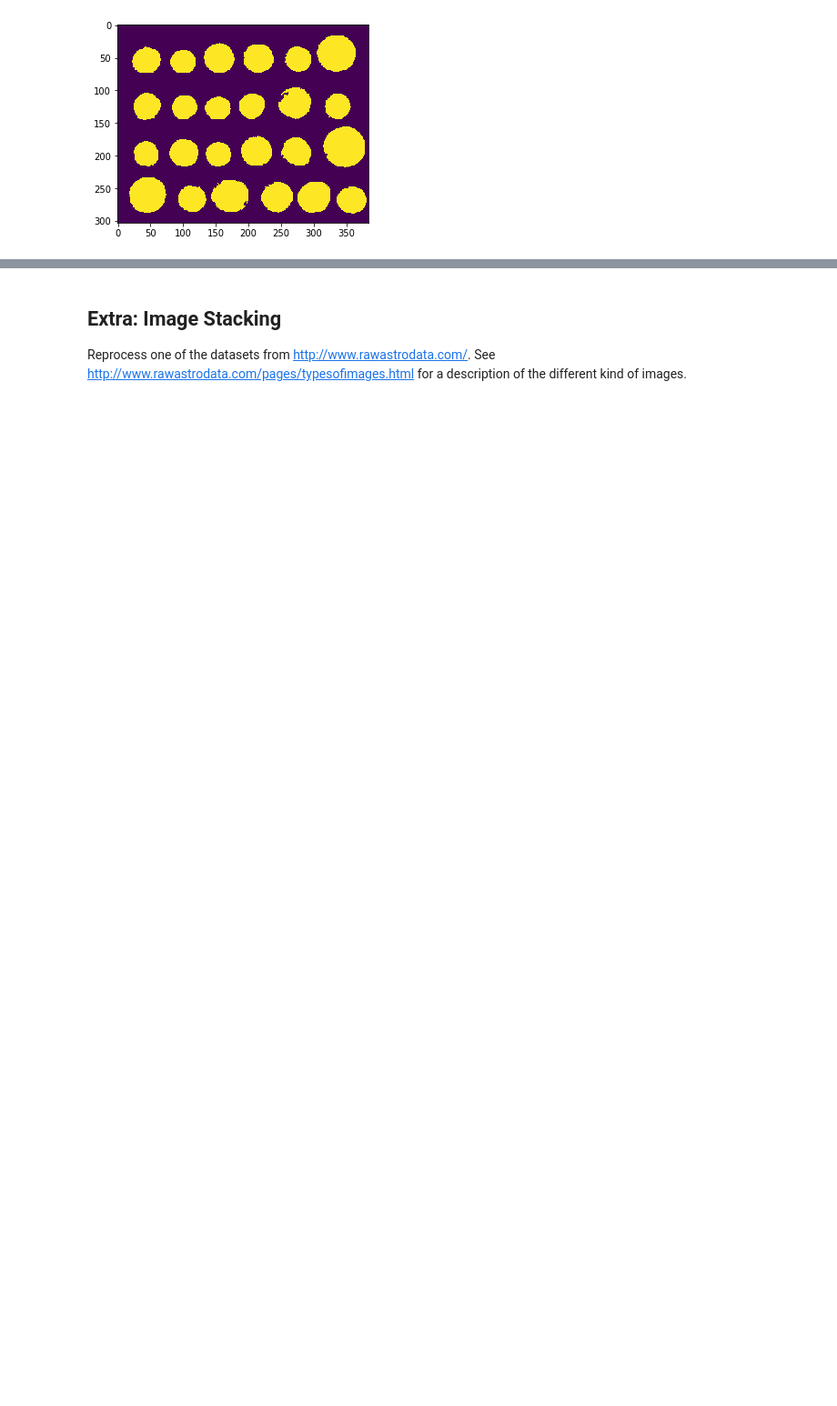
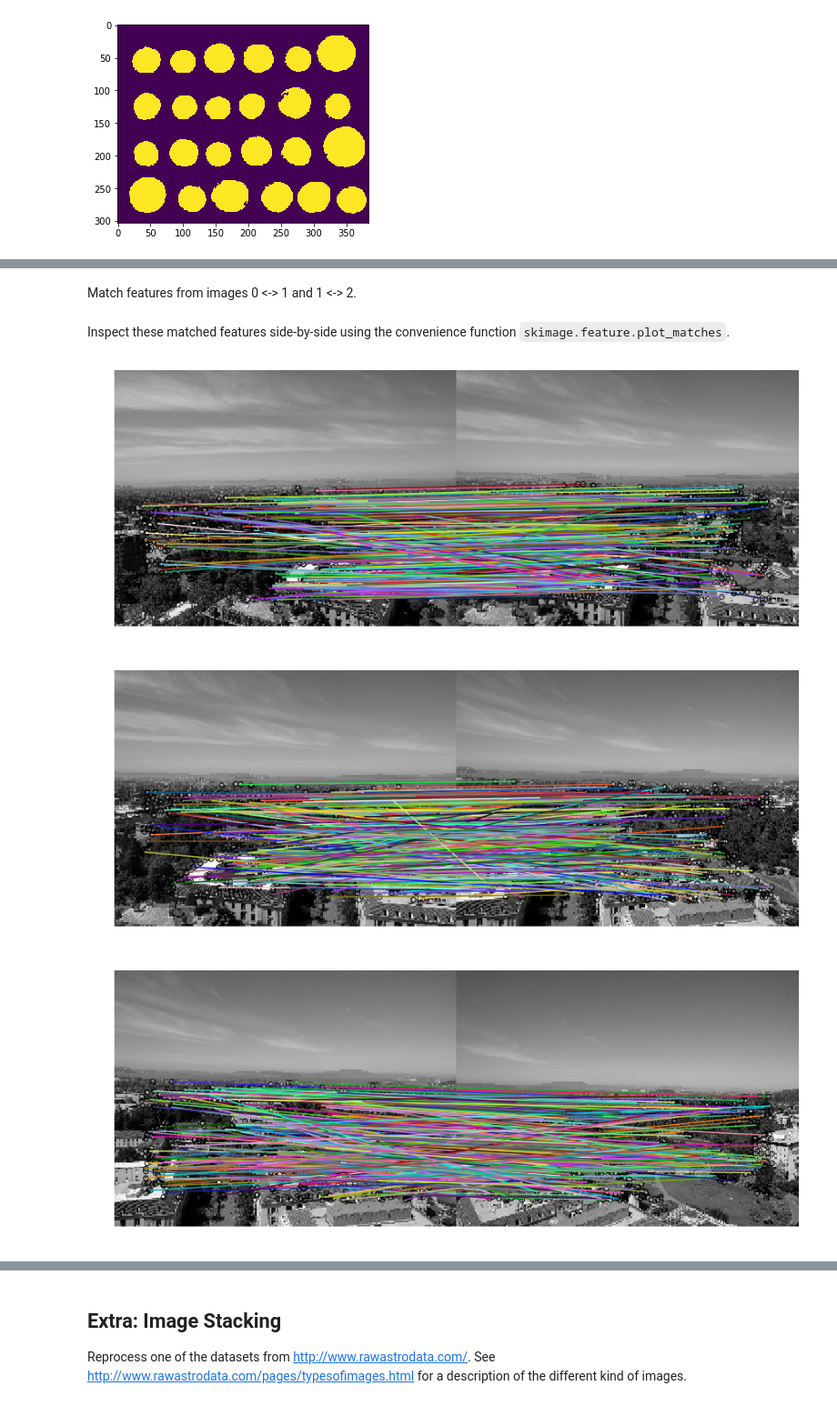
Before and after one commit to giangdip2410/watkins-ay250-s2018-hw, a Jupyter notebook: hw_7/hw_7_assignment.ipynb, the cells around one changed output, grey strips where cells are left out. Shown at 91% size. Cells and saved outputs as stored; diff of their text form; code cells hidden in the pictures; blank space fills up the shorter version.

```diff
--- a/hw_7/hw_7_assignment.ipynb
+++ b/hw_7/hw_7_assignment.ipynb
@@ -108,0 +196,49 @@ theta * 180/np.pi
+# %%
+from skimage.feature import ORB
+
+# Initialize ORB
+# 800 keypoints is large enough for robust results,
+# but low enough to run within a few seconds.
+orb = ORB(n_keypoints=1000, fast_threshold=0.05)
+
+keypoints = []
+descriptors = []
+
+for pano in panos:
+    # Detect keypoints in pano0
+    orb.detect_and_extract(pano)
+    keypoints.append(orb.keypoints)
+    descriptors.append(orb.descriptors)
+
+del orb
+# %% [markdown]
+Match features from images 0 <-> 1 and 1 <-> 2.
+# %%
+from skimage.feature import match_descriptors
+
+from itertools import combinations
+
+combos = np.array(list(combinations(range(len(panos)),2)))
+adj_combos_inds = combos[:,1]-combos[:,0]==1
+adj_combos = combos[adj_combos_inds]
+
+# Match descriptors between adjacent images and the center
+matches = []
+for combo in adj_combos:
+    matches.append(match_descriptors(descriptors[combo[0]], descriptors[combo[1]], cross_check=True))
+# %% [markdown]
+Inspect these matched features side-by-side using the convenience function ``skimage.feature.plot_matches``.
+# %%
+from skimage.feature import plot_matches
+
+
+for ii,combo in enumerate(adj_combos):
+    fig, ax = plt.subplots(1, 1, figsize=(15, 12))
+
+    # Best match subset for pano0 -> pano1
+    plot_matches(ax, panos[combo[0]], panos[combo[1]], keypoints[combo[0]], keypoints[combo[1]], matches[ii])
+    ax.axis('off');
+# %% [output]
+[figure, added]
+[figure, added]
+[figure, added]
```
Also changed, not shown: parts of 81 cells of this notebook.
